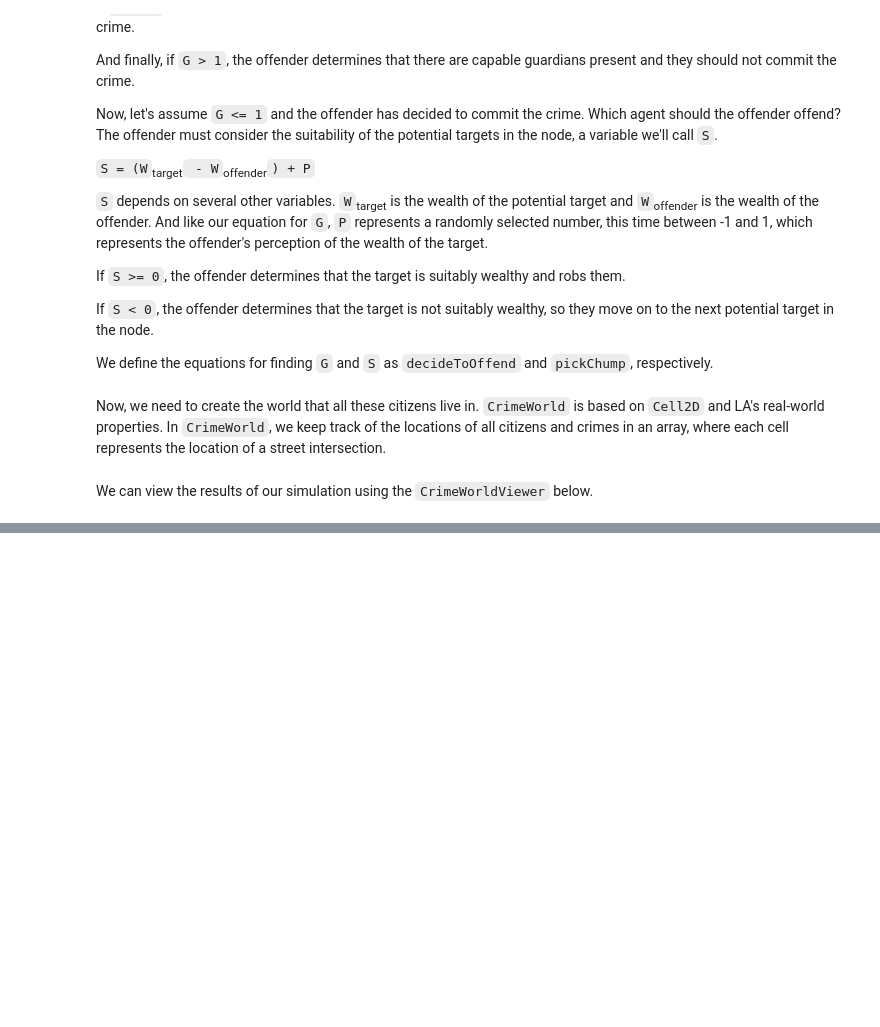
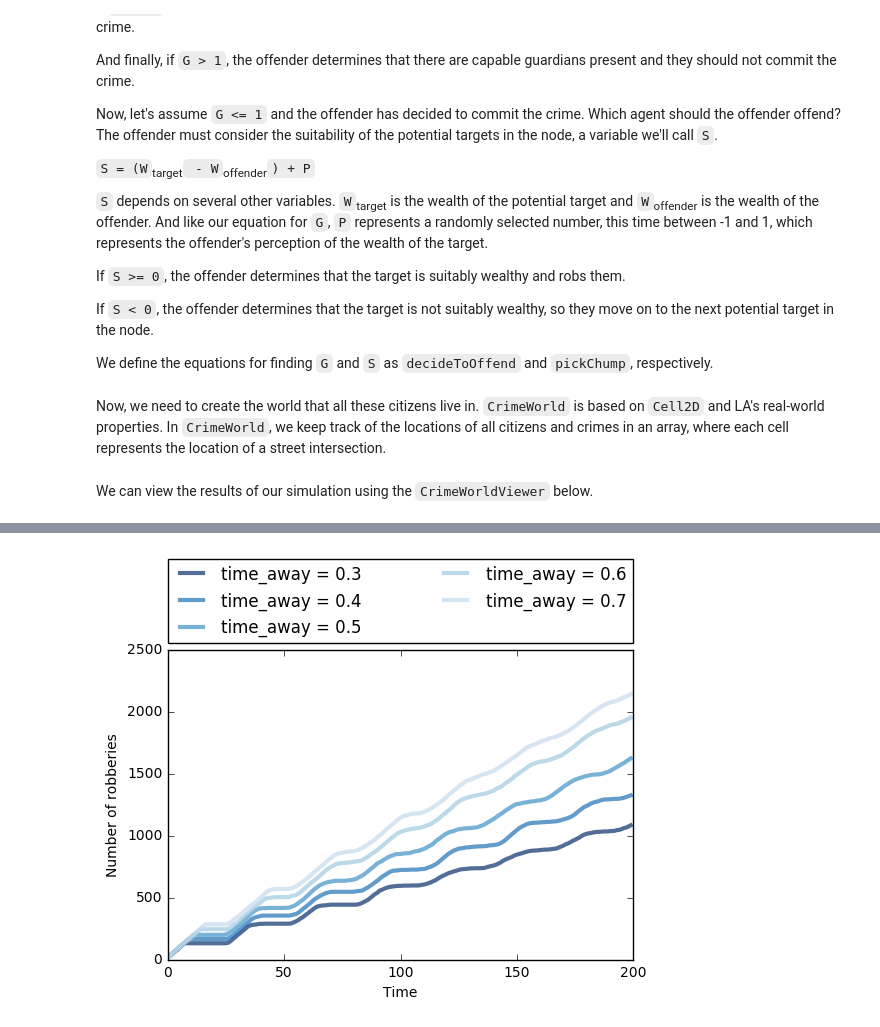
Before and after one commit to ericasaywhat/SmoothCriminals, a Jupyter notebook: code/crimeworldnotebook.ipynb, the cells around one changed output, grey strips where cells are left out. Cells and saved outputs as stored; diff of their text form; code cells hidden in the pictures; blank space fills up the shorter version.

```diff
--- a/code/crimeworldnotebook.ipynb
+++ b/code/crimeworldnotebook.ipynb
@@ -83,12 +83,12 @@ class Citizen():
                 self.timeAway += 1
                 directions = [[0,5], [0,-5], [5,0], [-5,0]]
                 index = np.random.randint(4)
-                self.loc = np.add(self.loc, directions[index])
-                while (self.loc[0] < 0 or self.loc[1] < 0 or
-                      self.loc[0] >= n or self.loc[1] >= n):
+                new_loc = np.add(self.loc, directions[index])
+                while (new_loc[0] < 0 or new_loc[1] < 0 or
+                      new_loc[0] >= n or new_loc[1] >= n):
                     index = np.random.randint(4)
-                    self.loc = np.add(self.loc, directions[index])
-
+                    new_loc = np.add(self.loc, directions[index])
+                self.loc = new_loc
                 if (self.timeAway % 5 == 0): #motivation is currently not in use
                     self.motivation += 1
 
@@ -224,7 +224,7 @@ class CrimeWorldViewer(Cell2DViewer):
         grid: boolean, whether to draw grid lines
         """
         self.draw_array(self.viewee.array, origin='lower')
-#         self.draw_agents()
+        self.draw_agents()
 
     def draw_agents(self):
         """Plots the agents.
@@ -270,19 +270,22 @@ viewer.draw()
 # anim = viewer.animate(frames=500)
 # anim
 # %%
+RandomSeed(29)
 times_from_home = [0.3, 0.4, 0.5, 0.6, 0.7]
 n = 127
 for time in times_from_home:
-    env = CrimeWorld(n, num_citizens=1000, prop_criminals=0.2, num_police=200, time_from_home = time)
+    env = CrimeWorld(n, num_citizens=100, prop_criminals=0.2, num_police=15, time_from_home = time)
     viewer = CrimeWorldViewer(env)
     for i in range(200):
         env.step(n)
 
     thinkplot.plot(env.rob_count_seq, label="time_away = %.1f" % time)
 
-plt.axis((0, 200, 0, 25000))
+plt.axis((0, 200, 0, 2500))
 plt.xlabel("Time")
 plt.ylabel("Number of robberies")
 plt.legend(bbox_to_anchor=(0., 1.02, 1., .102), loc=3,
            ncol=2, mode="expand", borderaxespad=0.)
 plt.show()
+# %% [output]
+[figure, added]
```
Also changed, not shown: parts of 3 cells of this notebook.
